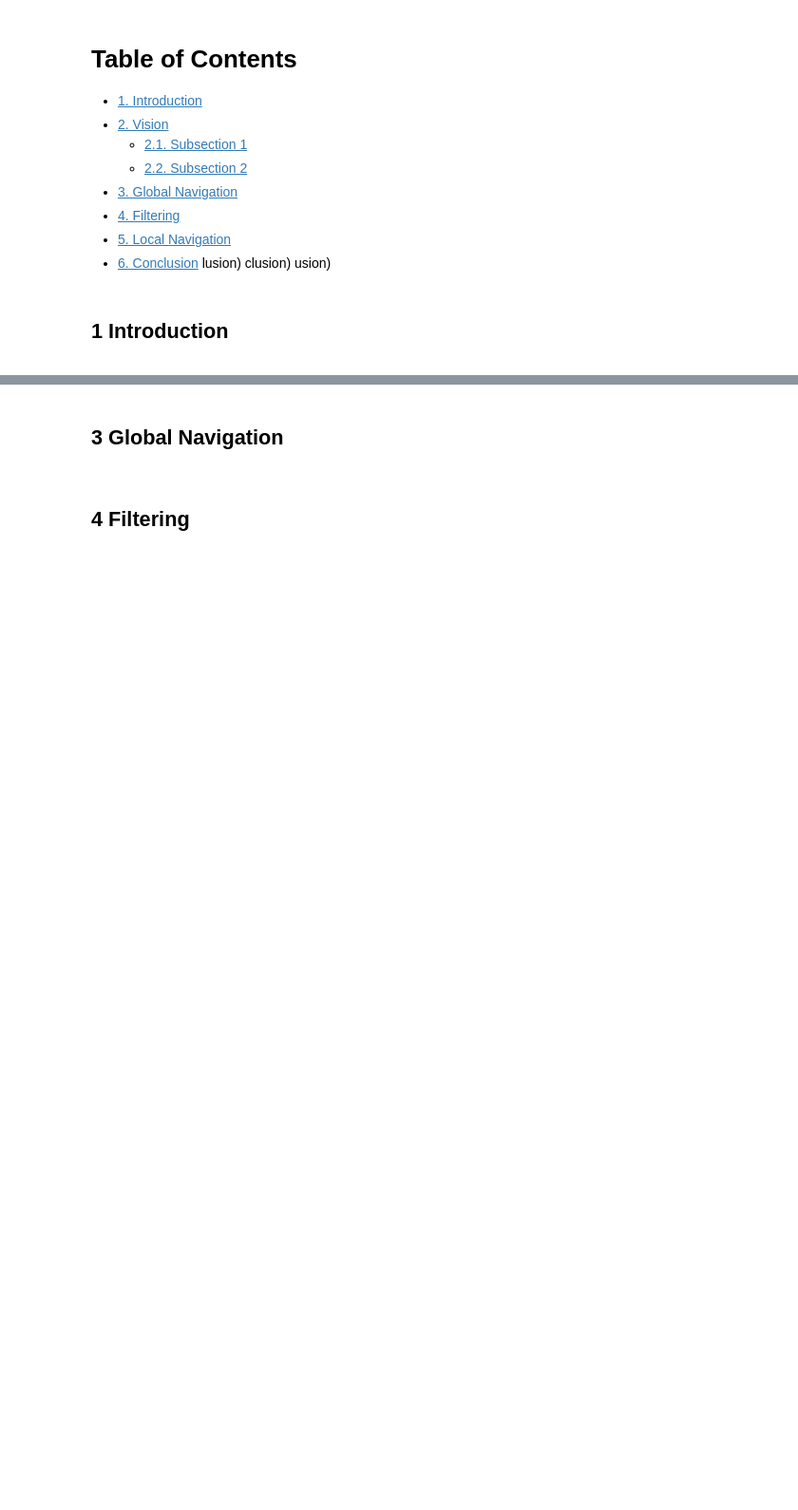
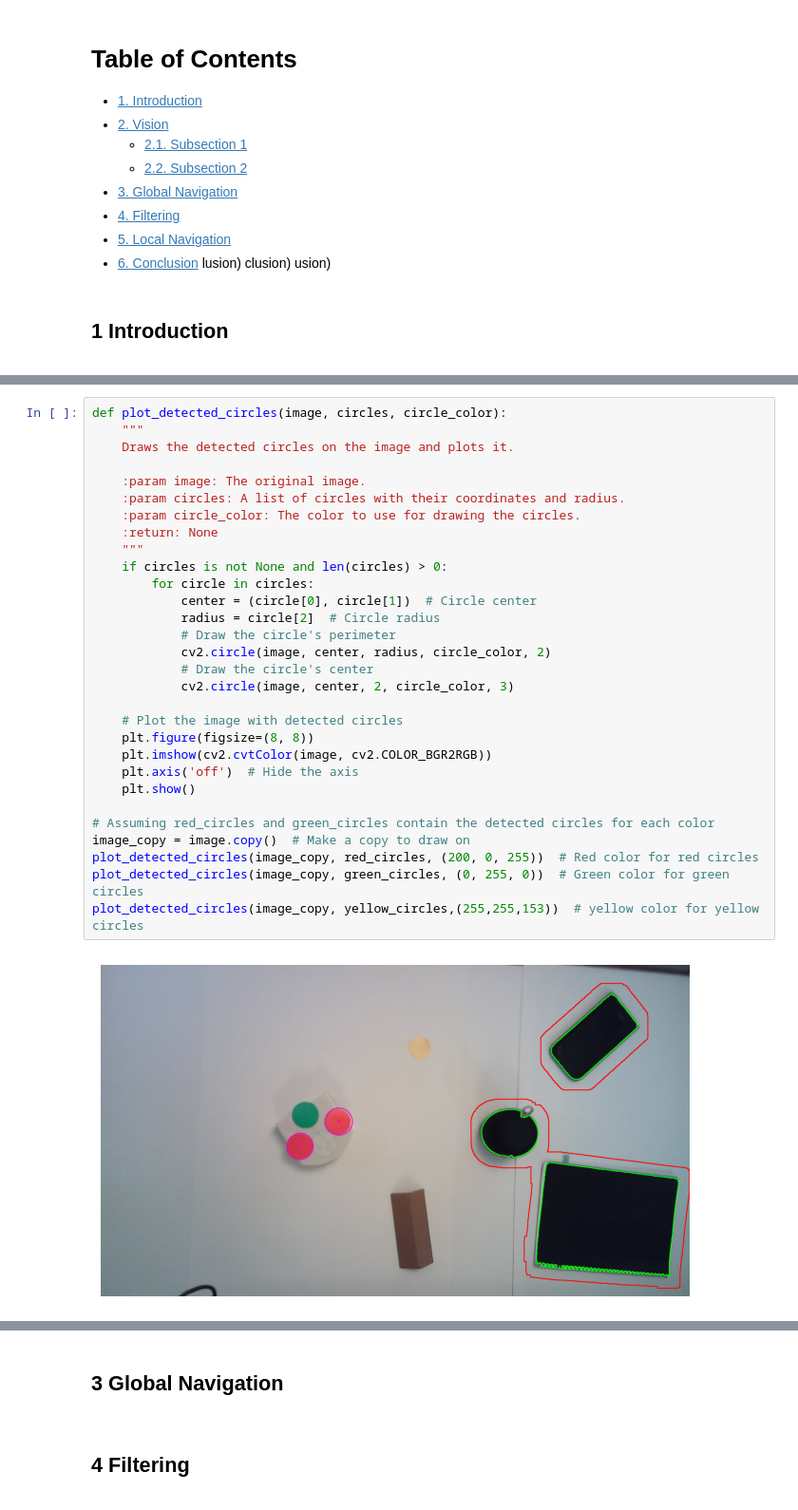
Before and after one commit to DidierNe/Mobile_Robotic_Thymio, a Jupyter notebook: Projet_Thymio.ipynb, the cells around one changed output, grey strips where cells are left out. Shown at 95% size. Cells and saved outputs as stored; diff of their text form; blank space fills up the shorter version.

```diff
--- a/Projet_Thymio.ipynb
+++ b/Projet_Thymio.ipynb
@@ -29,0 +92,32 @@ usion)
+# %%
+def plot_detected_circles(image, circles, circle_color):
+    """
+    Draws the detected circles on the image and plots it.
+
+    :param image: The original image.
+    :param circles: A list of circles with their coordinates and radius.
+    :param circle_color: The color to use for drawing the circles.
+    :return: None
+    """
+    if circles is not None and len(circles) > 0:
+        for circle in circles:
+            center = (circle[0], circle[1])  # Circle center
+            radius = circle[2]  # Circle radius
+            # Draw the circle's perimeter
+            cv2.circle(image, center, radius, circle_color, 2)
+            # Draw the circle's center
+            cv2.circle(image, center, 2, circle_color, 3)
+
+    # Plot the image with detected circles
+    plt.figure(figsize=(8, 8))
+    plt.imshow(cv2.cvtColor(image, cv2.COLOR_BGR2RGB))
+    plt.axis('off')  # Hide the axis
+    plt.show()
+
+# Assuming red_circles and green_circles contain the detected circles for each color
+image_copy = image.copy()  # Make a copy to draw on
+plot_detected_circles(image_copy, red_circles, (200, 0, 255))  # Red color for red circles
+plot_detected_circles(image_copy, green_circles, (0, 255, 0))  # Green color for green circles
+plot_detected_circles(image_copy, yellow_circles,(255,255,153))  # yellow color for yellow circles
+# %% [output]
+[figure, added]
```
Also changed, not shown: parts of 10 cells of this notebook.
